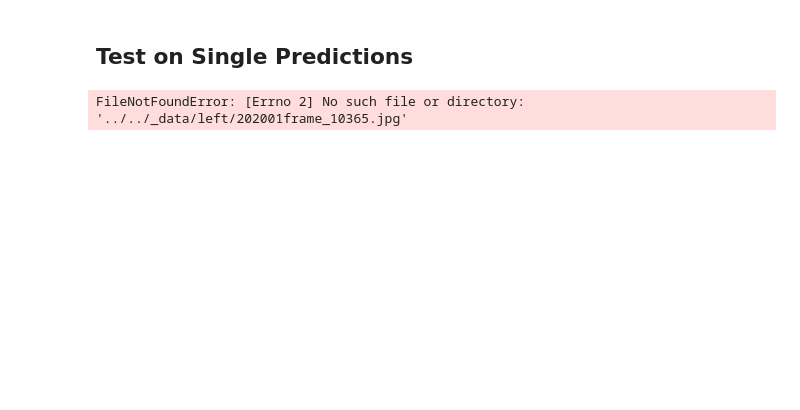
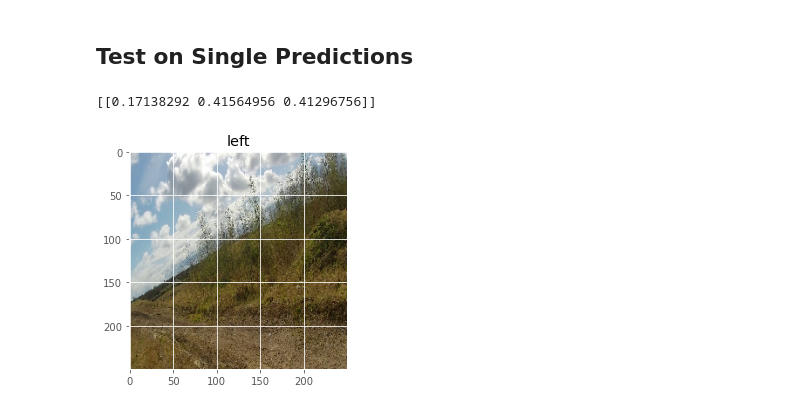
Before and after one commit to JHudzi/FYP_FlightMind, a Jupyter notebook: convolutional_neural_network.ipynb, the cells around one changed output. Saved outputs shown, nothing was run; the diff lists cells and outputs as text; code cells hidden in the pictures; blank space fills up the shorter version.

```diff
--- a/convolutional_neural_network.ipynb
+++ b/convolutional_neural_network.ipynb
@@ -428,19 +410,20 @@ weighted avg       1.00      0.91      0.95       128
 # %%
 labels = {0 : 'centre',
           1 : 'left',
           2 : 'right'}
 
 def predict_img(path) :
     img = tf.keras.preprocessing.image.load_img(path,target_size=(250,250))
     img = tf.keras.preprocessing.image.img_to_array(img)
     img = img / 255.0
     img = np.array([img])
     print(model.predict(img))
     pred = labels[np.argmax(model.predict(img))]
-    plt.imshow(img.reshape(250,250,1))
+    plt.imshow(img.reshape(250,250,3))
     plt.title(pred)
 
 
 predict_img('Dataset/val/left/right frame_35displace_5630.jpg')
 # %% [output]
-FileNotFoundError: [Errno 2] No such file or directory: '../../_data/left/202001frame_10365.jpg'
+[[0.17138292 0.41564956 0.41296756]]
+[figure, added]
```
Also changed, not shown: parts of 12 cells of this notebook, 7 other files.
